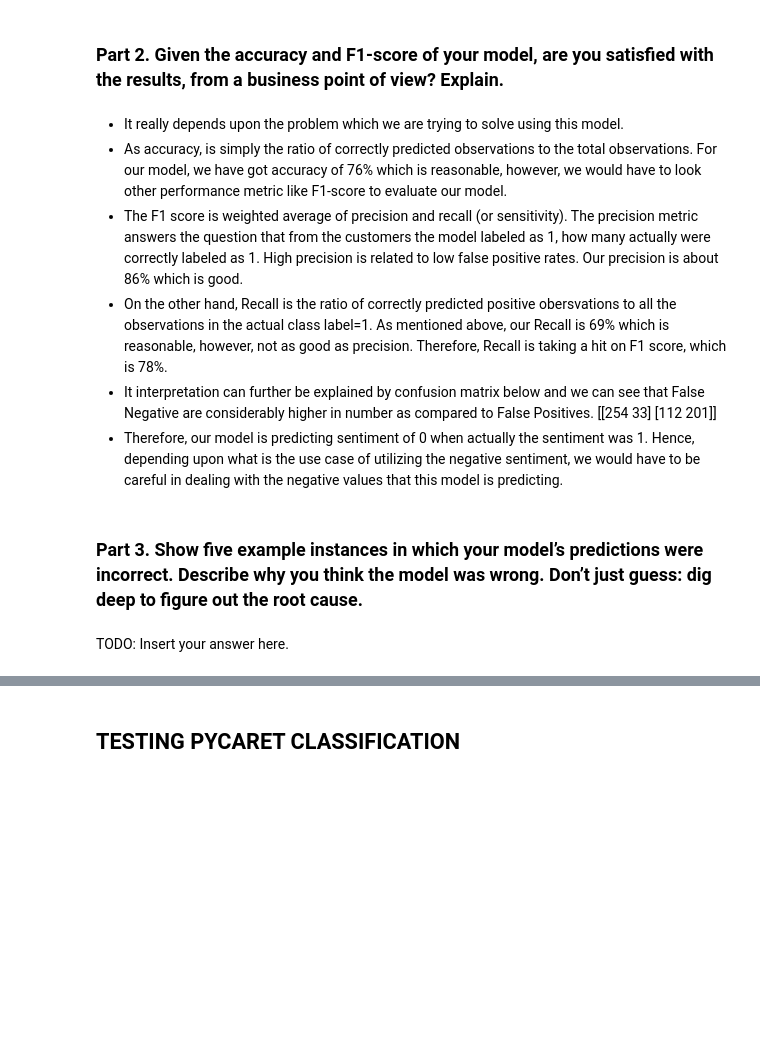
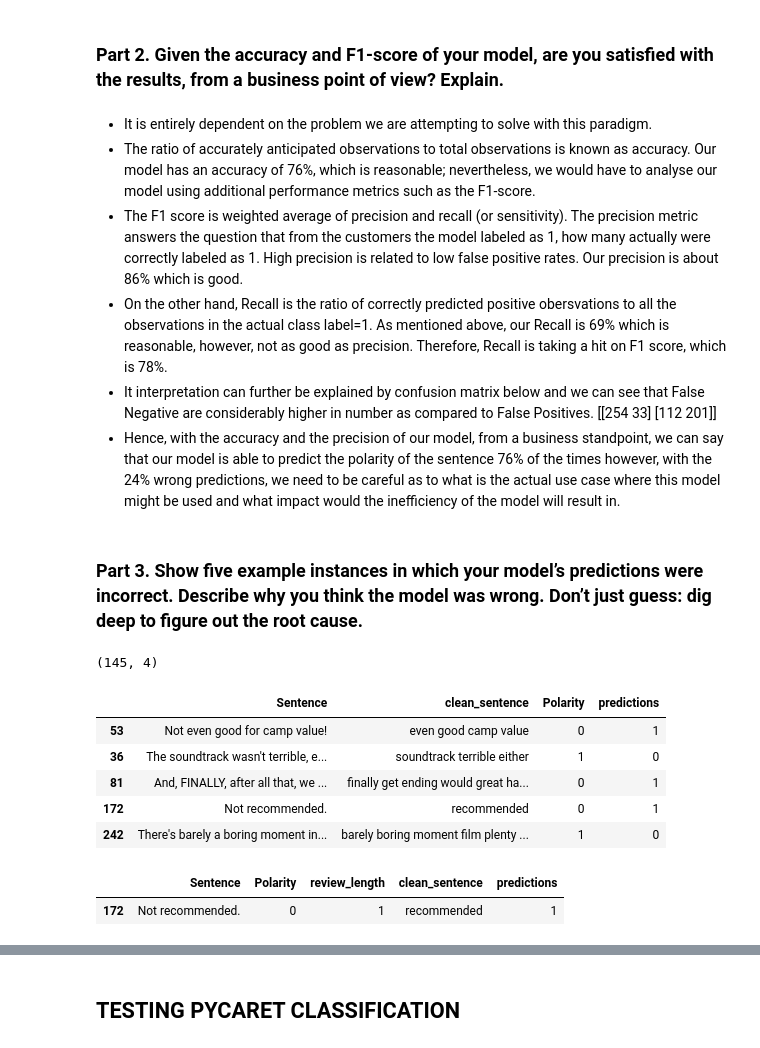
Before and after one commit to gopala-goyal/bigdata-nlp-ind, a Jupyter notebook: 22S_865.ipynb, the cells around one changed output, grey strips where cells are left out. Saved outputs shown, nothing was run; the diff lists cells and outputs as text; code cells hidden in the pictures; blank space fills up the shorter version.

```diff
--- a/22S_865.ipynb
+++ b/22S_865.ipynb
@@ -354,15 +332,13 @@ df_test_pred[df_test_pred.Polarity != predictions]
 # %% [markdown]
 ### Part 2. Given the accuracy and F1-score of your model, are you satisfied with the results, from a business point of view? Explain.
 # %% [markdown]
-- It really depends upon the problem which we are trying to solve using this model.
-- As accuracy, is simply the ratio of correctly predicted observations to the total observations. For our model, we have got accuracy of 76% which is reasonable, however, we would have to look other performance metric like F1-score to evaluate our model.
+- It is entirely dependent on the problem we are attempting to solve with this paradigm.
+- The ratio of accurately anticipated observations to total observations is known as accuracy. Our model has an accuracy of 76%, which is reasonable; nevertheless, we would have to analyse our model using additional performance metrics such as the F1-score.
 - The F1 score is weighted average of precision and recall (or sensitivity). The precision metric answers the question that from the customers the model labeled as 1, how many actually were correctly labeled as 1. High precision is related to low false positive rates. Our precision is about 86% which is good.
 - On the other hand, Recall is the ratio of correctly predicted positive obersvations to all the observations in the actual class label=1. As mentioned above, our Recall is 69% which is reasonable, however, not as good as precision. Therefore, Recall is taking a hit on F1 score, which is 78%.
 - It interpretation can further be explained by confusion matrix below and we can see that False Negative are considerably higher in number as compared to False Positives.
 [[254  33]
  [112 201]]
-- Therefore, our model is predicting sentiment of 0 when actually the sentiment was 1. Hence, depending upon what is the use case of utilizing the negative sentiment, we would have to be careful in dealing with the negative values that this model is predicting.
+- Hence, with the accuracy and the precision of our model, from a business standpoint, we can say that our model is able to predict the polarity of the sentence 76% of the times however, with the 24% wrong predictions, we need to be careful as to what is the actual use case where this model might be used and what impact would the inefficiency of the model will result in.
 # %% [markdown]
 ### Part 3. Show five example instances in which your model’s predictions were incorrect. Describe why you think the model was wrong. Don’t just guess: dig deep to figure out the root cause.
-# %% [markdown]
-TODO: Insert your answer here.
@@ -370,0 +345,18 @@ TODO: Insert your answer here.
+# %%
+df_test_pred = df_test[['Sentence','clean_sentence','Polarity']]
+df_test_pred['predictions'] = tuned_predictions
+print(df_test_pred[df_test_pred.Polarity != predictions].shape)
+df_test_pred.loc[[53,36,81,172,242]]
+# %% [output]
+(145, 4)
+|  | Sentence | clean_sentence | Polarity | predictions |
+| 53 | Not even good for camp value! | even good camp value | 0 | 1 |
+| 36 | The soundtrack wasn't terrible, e... | soundtrack terrible either | 1 | 0 |
+| 81 | And, FINALLY, after all that, we ... | finally get ending would great ha... | 0 | 1 |
+| 172 | Not recommended. | recommended | 0 | 1 |
+| 242 | There's barely a boring moment in... | barely boring moment film plenty ... | 1 | 0 |
+# %%
+df_test.loc[[172]]
+# %% [output]
+|  | Sentence | Polarity | review_length | clean_sentence | predictions |
+| 172 | Not recommended. | 0 | 1 | recommended | 1 |
```
Also changed, not shown: parts of 4 cells of this notebook, 1 other file.
